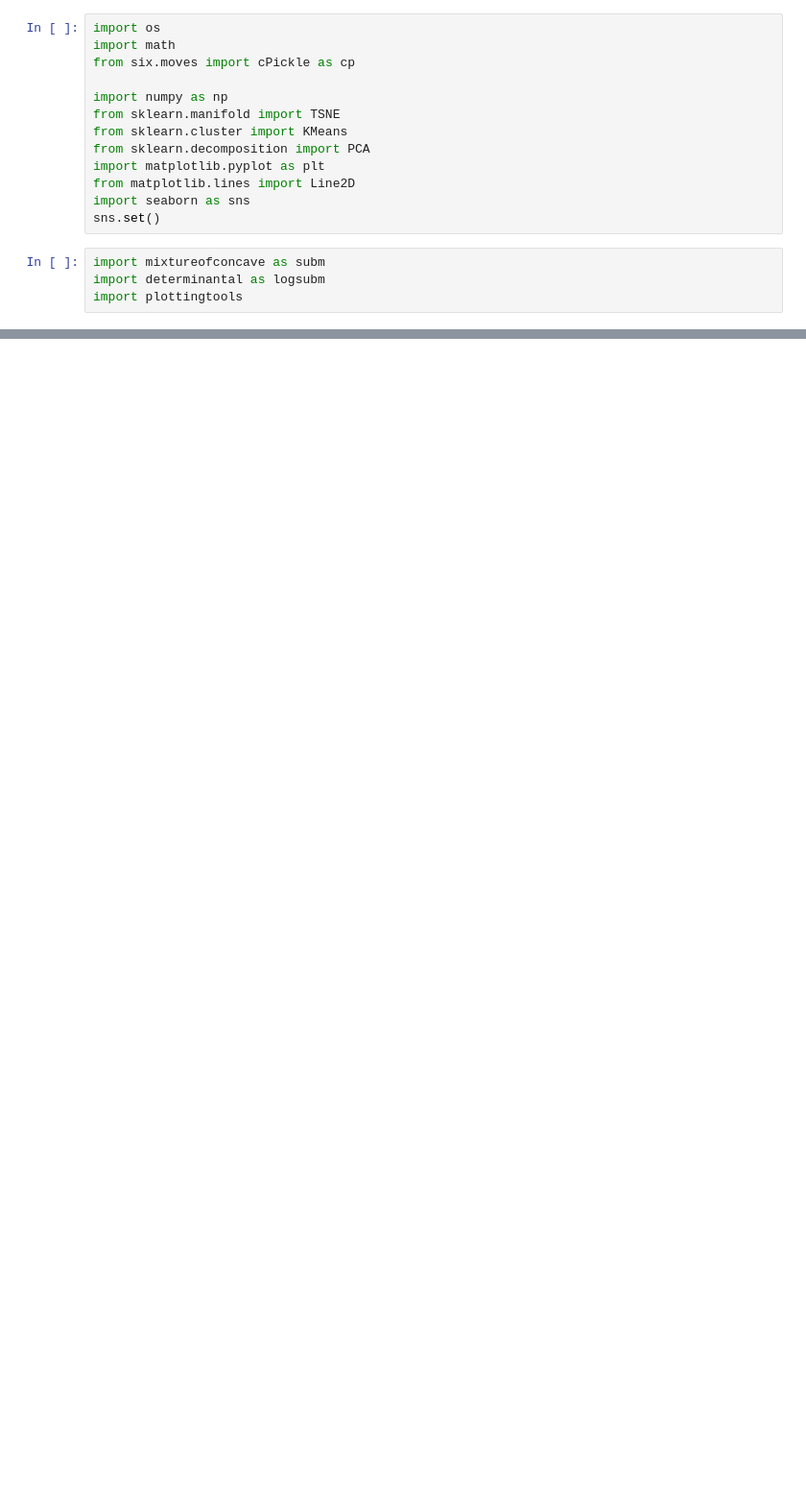
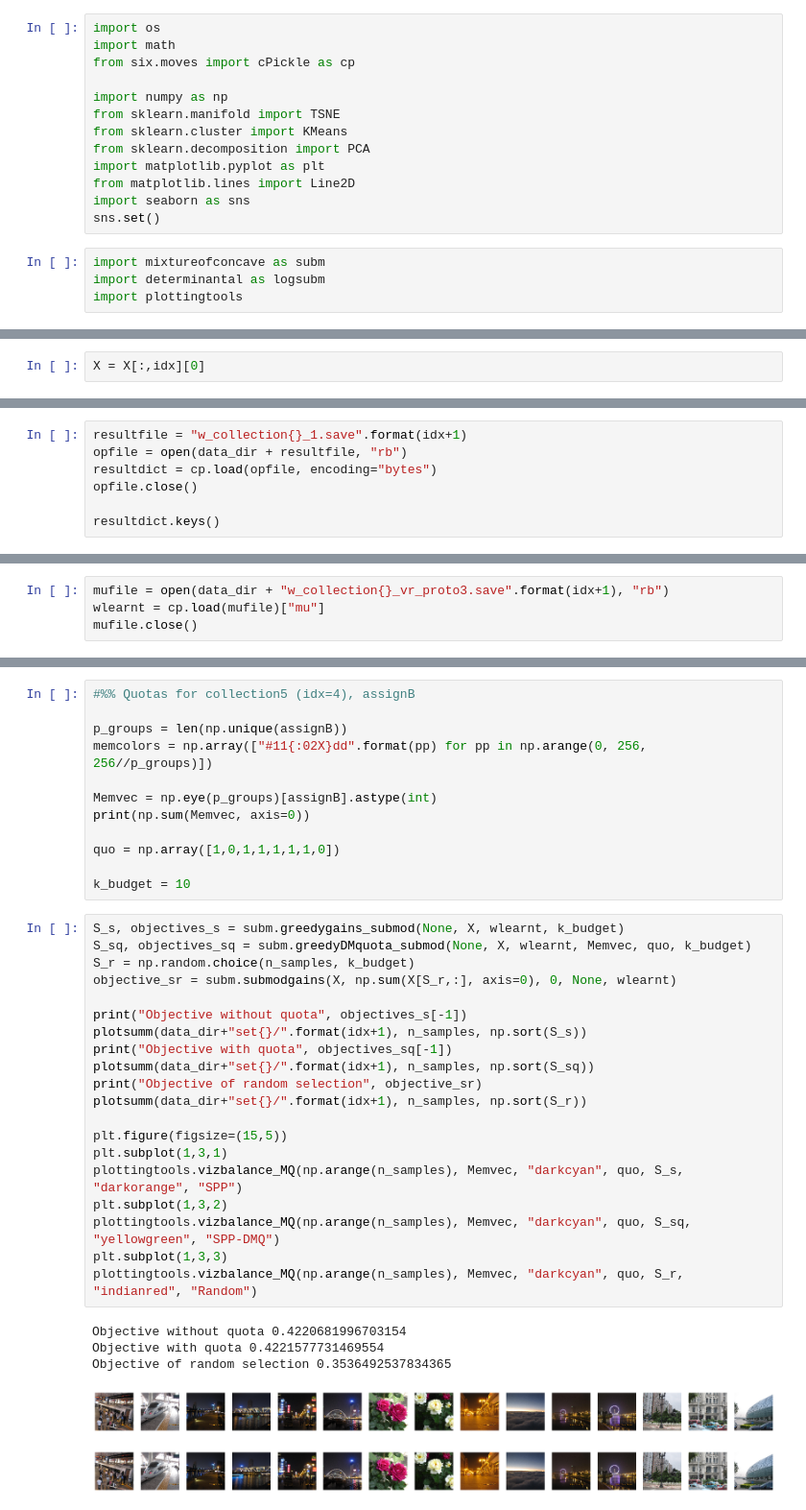
Before and after one commit to neerajaabhyankar/fair-cohort-selection, a Jupyter notebook: expts-imagesumm.ipynb, the cells around one changed output, grey strips where cells are left out. Shown at 96% size. Drawn from its saved outputs; the diff is of its cells as text; blank space fills up the shorter version.

Commit message:
finally a real case where the quota objective is HIGHER

```diff
--- a/expts-imagesumm.ipynb
+++ b/expts-imagesumm.ipynb
@@ -27,0 +57,2 @@ resultdict = cPickle.load(savedict, opfile)
+# %%
+X = X[:,idx][0]
@@ -27,0 +61,7 @@ resultdict = cPickle.load(savedict, opfile)
+# %%
+resultfile = "w_collection{}_1.save".format(idx+1)
+opfile = open(data_dir + resultfile, "rb")
+resultdict = cp.load(opfile, encoding="bytes")
+opfile.close()
+
+resultdict.keys()
@@ -27,0 +75,4 @@ resultdict = cPickle.load(savedict, opfile)
+# %%
+mufile = open(data_dir + "w_collection{}_vr_proto3.save".format(idx+1), "rb")
+wlearnt = cp.load(mufile)["mu"]
+mufile.close()
@@ -27,0 +134,38 @@ resultdict = cPickle.load(savedict, opfile)
+# %%
+#%% Quotas for collection5 (idx=4), assignB
+
+p_groups = len(np.unique(assignB))
+memcolors = np.array(["#11{:02X}dd".format(pp) for pp in np.arange(0, 256, 256//p_groups)])
+
+Memvec = np.eye(p_groups)[assignB].astype(int)
+print(np.sum(Memvec, axis=0))
+
+quo = np.array([1,0,1,1,1,1,1,0])
+
+k_budget = 10
+# %%
+S_s, objectives_s = subm.greedygains_submod(None, X, wlearnt, k_budget)
+S_sq, objectives_sq = subm.greedyDMquota_submod(None, X, wlearnt, Memvec, quo, k_budget)
+S_r = np.random.choice(n_samples, k_budget)
+objective_sr = subm.submodgains(X, np.sum(X[S_r,:], axis=0), 0, None, wlearnt)
+
+print("Objective without quota", objectives_s[-1])
+plotsumm(data_dir+"set{}/".format(idx+1), n_samples, np.sort(S_s))
+print("Objective with quota", objectives_sq[-1])
+plotsumm(data_dir+"set{}/".format(idx+1), n_samples, np.sort(S_sq))
+print("Objective of random selection", objective_sr)
+plotsumm(data_dir+"set{}/".format(idx+1), n_samples, np.sort(S_r))
+
+plt.figure(figsize=(15,5))
+plt.subplot(1,3,1)
+plottingtools.vizbalance_MQ(np.arange(n_samples), Memvec, "darkcyan", quo, S_s, "darkorange", "SPP")
+plt.subplot(1,3,2)
+plottingtools.vizbalance_MQ(np.arange(n_samples), Memvec, "darkcyan", quo, S_sq, "yellowgreen", "SPP-DMQ")
+plt.subplot(1,3,3)
+plottingtools.vizbalance_MQ(np.arange(n_samples), Memvec, "darkcyan", quo, S_r, "indianred", "Random")
+# %% [output]
+Objective without quota 0.4220681996703154
+Objective with quota 0.4221577731469554
+Objective of random selection 0.3536492537834365
+[figure, added]
+[figure, added]
```
Also changed, not shown: parts of 24 cells of this notebook, 1 other file.
